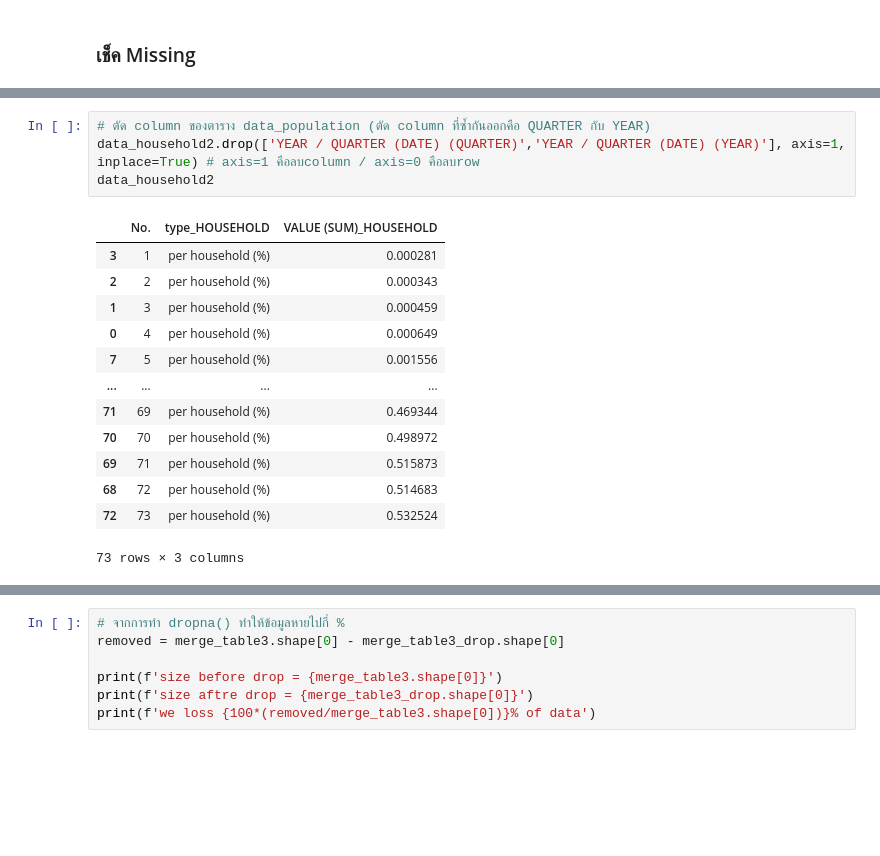
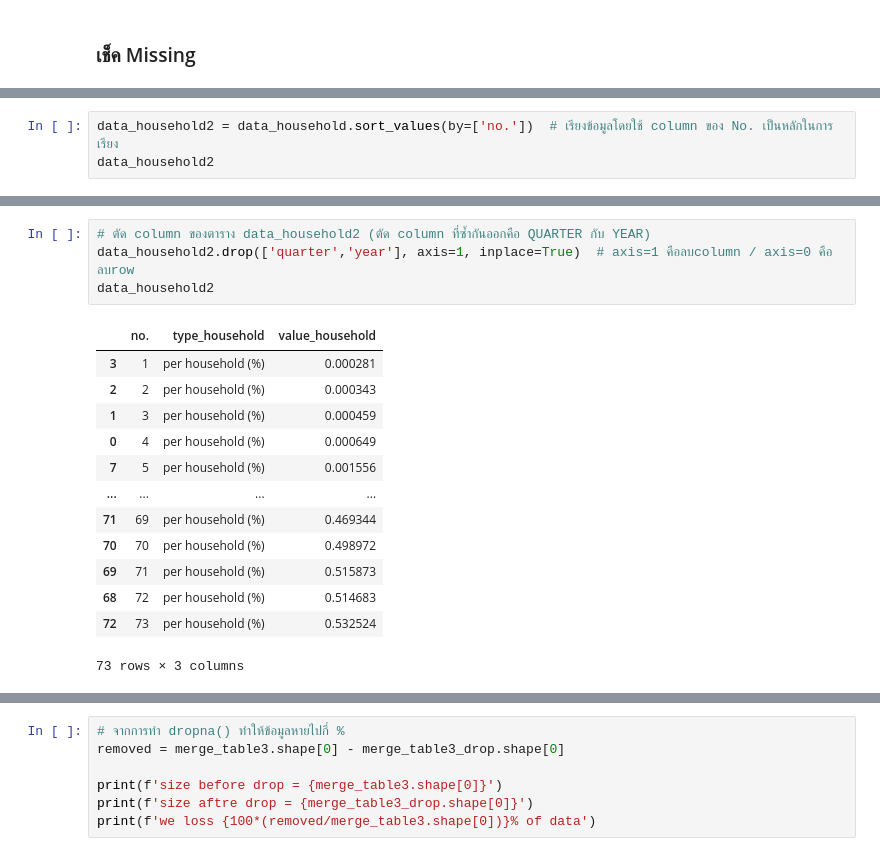
Before and after one commit to Kanyarat-S/DWDM21, a Jupyter notebook: Project_DWDM.ipynb, the cells around one changed output, grey strips where cells are left out. Cells and saved outputs as stored; diff of their text form; blank space fills up the shorter version.

```diff
--- a/Project_DWDM.ipynb
+++ b/Project_DWDM.ipynb
@@ -171,0 +152,3 @@ merge_table
+# %%
+data_household2 = data_household.sort_values(by=['no.'])  # เรียงข้อมูลโดยใช้ column ของ No. เป็นหลักในการเรียง
+data_household2
@@ -172,9 +205,9 @@ merge_table
 # %%
-# ตัด column ของตาราง data_population (ตัด column ที่ซ้ำกันออกคือ QUARTER กับ YEAR)
-data_household2.drop(['YEAR / QUARTER (DATE) (QUARTER)','YEAR / QUARTER (DATE) (YEAR)'], axis=1, inplace=True) # axis=1 คือลบcolumn / axis=0 คือลบrow
+# ตัด column ของตาราง data_household2 (ตัด column ที่ซ้ำกันออกคือ QUARTER กับ YEAR)
+data_household2.drop(['quarter','year'], axis=1, inplace=True)  # axis=1 คือลบcolumn / axis=0 คือลบrow
 data_household2
 # %% [output]
-|  | No. | type_HOUSEHOLD | VALUE (SUM)_HOUSEHOLD |
+|  | no. | type_household | value_household |
 | 3 | 1 | per household (%) | 0.000281 |
 | 2 | 2 | per household (%) | 0.000343 |
 | 1 | 3 | per household (%) | 0.000459 |
```
Also changed, not shown: parts of 44 cells of this notebook.
